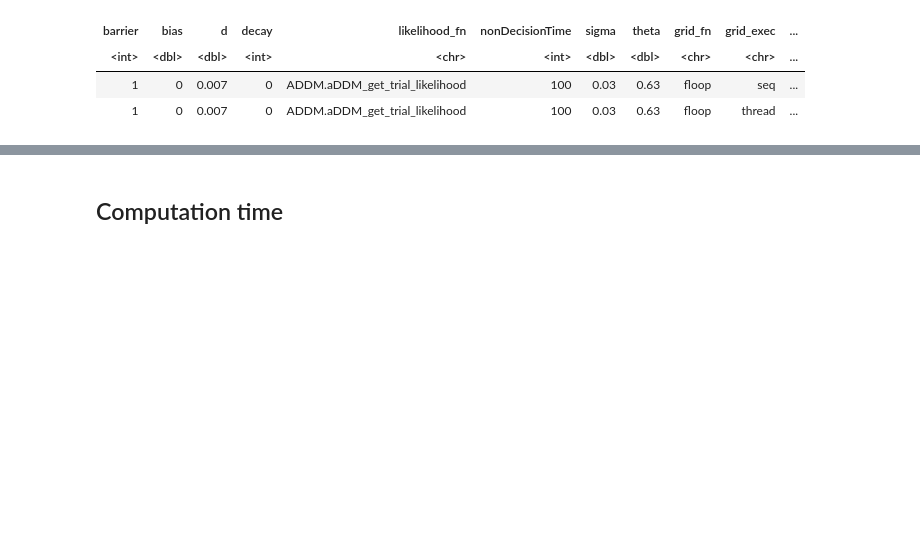
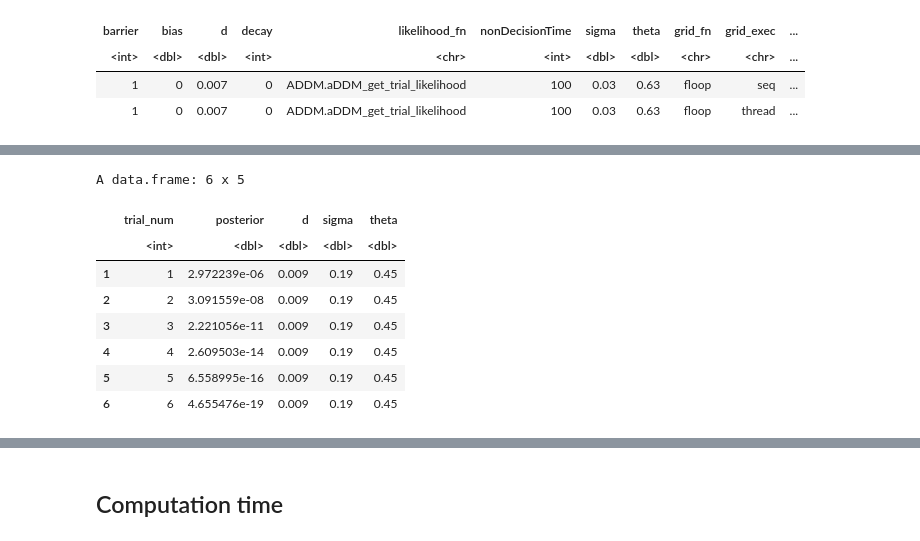
Before and after one commit to zenkavi/ADDM.jl, a Jupyter notebook: performance/small_stepsize_recovery/small_stepsize_recovery.ipynb, the cells around one changed output, grey strips where cells are left out. Drawn from its saved outputs; the diff is of its cells as text; code cells hidden in the pictures; blank space fills up the shorter version.

```diff
--- a/performance/small_stepsize_recovery/small_stepsize_recovery.ipynb
+++ b/performance/small_stepsize_recovery/small_stepsize_recovery.ipynb
@@ -76,0 +89,12 @@ A tibble: 2 x 11
+# %%
+head(cur_posteriors)
+# %% [output]
+A data.frame: 6 x 5
+|  | trial_num | posterior | d | sigma | theta |
+|  | <int> | <dbl> | <dbl> | <dbl> | <dbl> |
+| 1 | 1 | 2.972239e-06 | 0.009 | 0.19 | 0.45 |
+| 2 | 2 | 3.091559e-08 | 0.009 | 0.19 | 0.45 |
+| 3 | 3 | 2.221056e-11 | 0.009 | 0.19 | 0.45 |
+| 4 | 4 | 2.609503e-14 | 0.009 | 0.19 | 0.45 |
+| 5 | 5 | 6.558995e-16 | 0.009 | 0.19 | 0.45 |
+| 6 | 6 | 4.655476e-19 | 0.009 | 0.19 | 0.45 |
```
Also changed, not shown: parts of 21 cells of this notebook.
